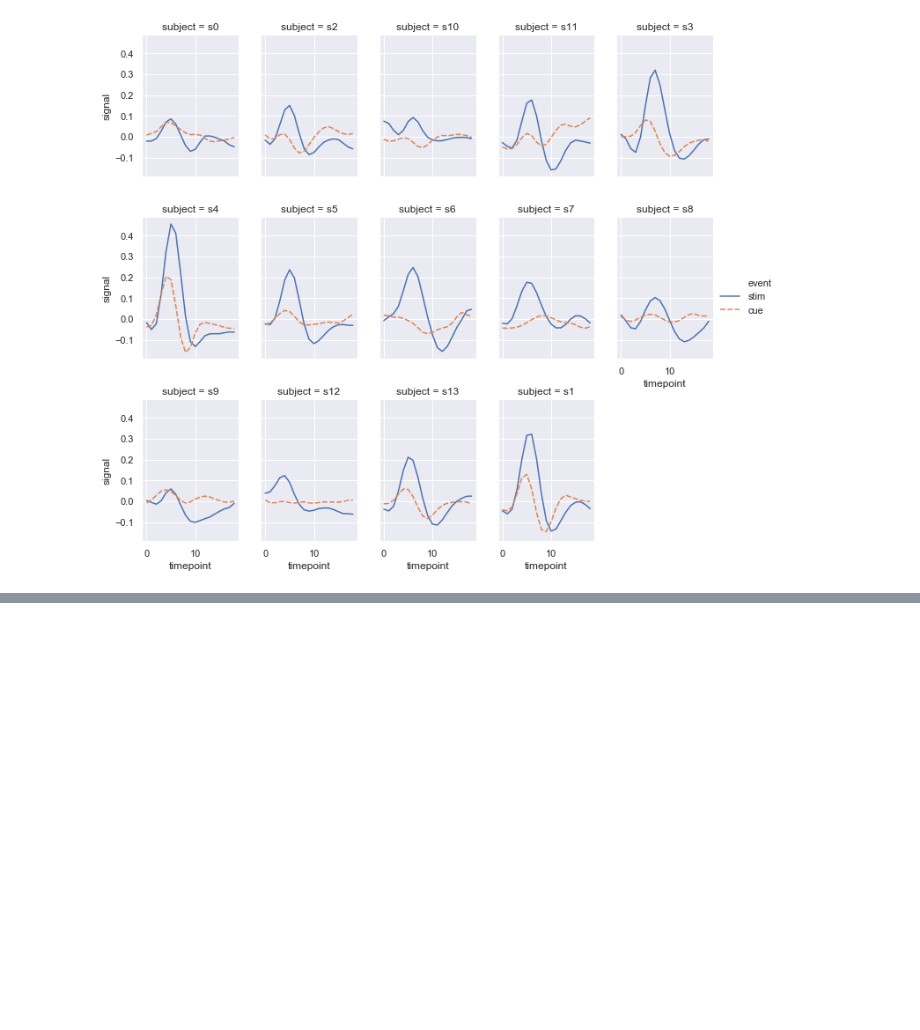
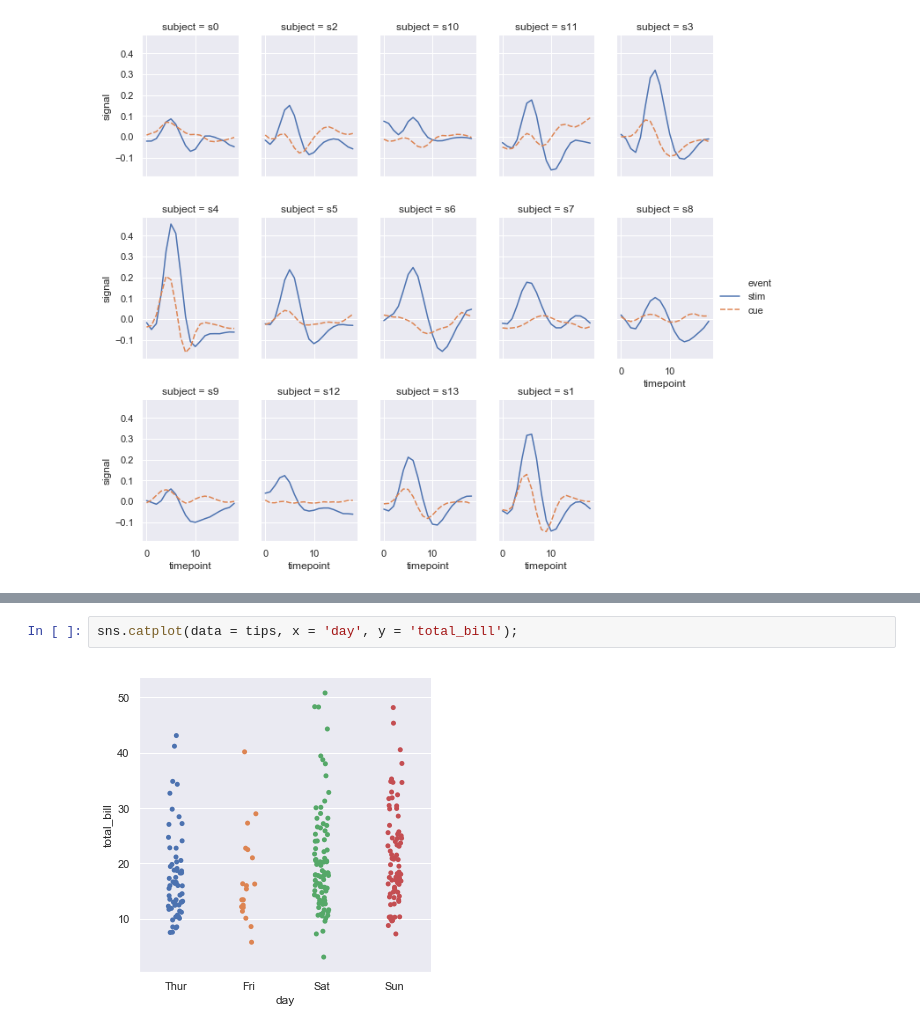
Before and after one commit to rachelpoole/Learning-material, a Jupyter notebook: Plots.ipynb, the cells around one changed output, grey strips where cells are left out. Drawn from its saved outputs; the diff is of its cells as text; blank space fills up the shorter version.

Commit message:
more plots

```diff
--- a/Plots.ipynb
+++ b/Plots.ipynb
@@ -180 +185,5 @@ sns.relplot(data = fmri.set_index('region').loc['frontal'],
 [figure]
+# %%
+sns.catplot(data = tips, x = 'day', y = 'total_bill');
+# %% [output]
+[figure, added]
```
Also changed, not shown: parts of 34 cells of this notebook.
